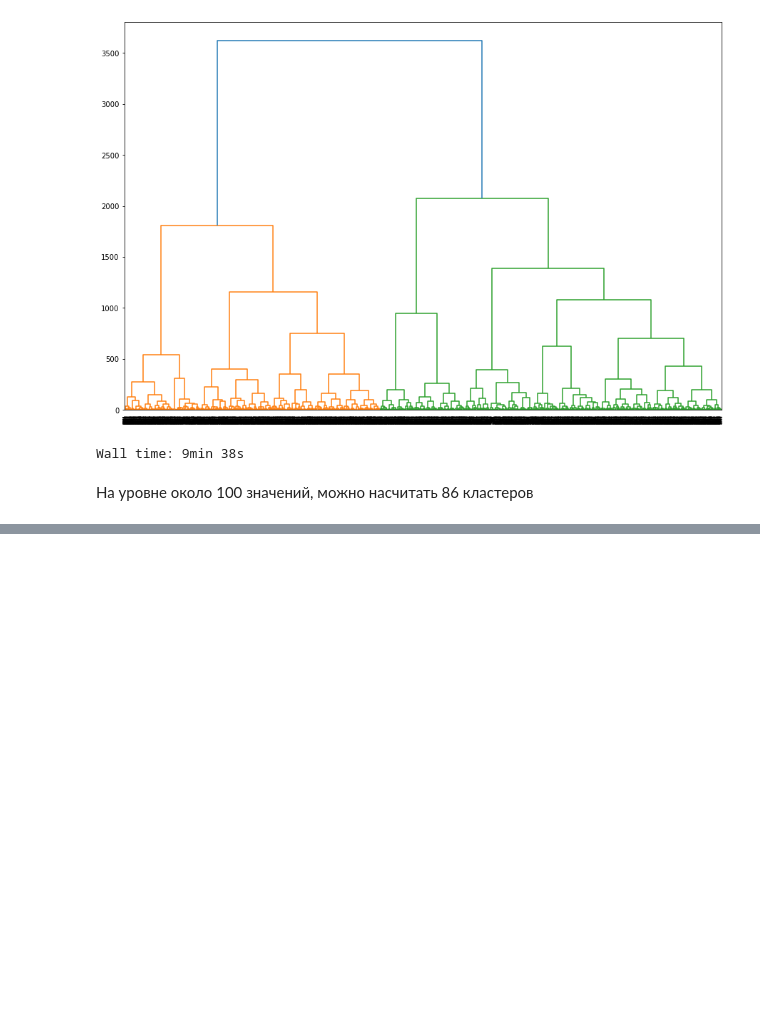
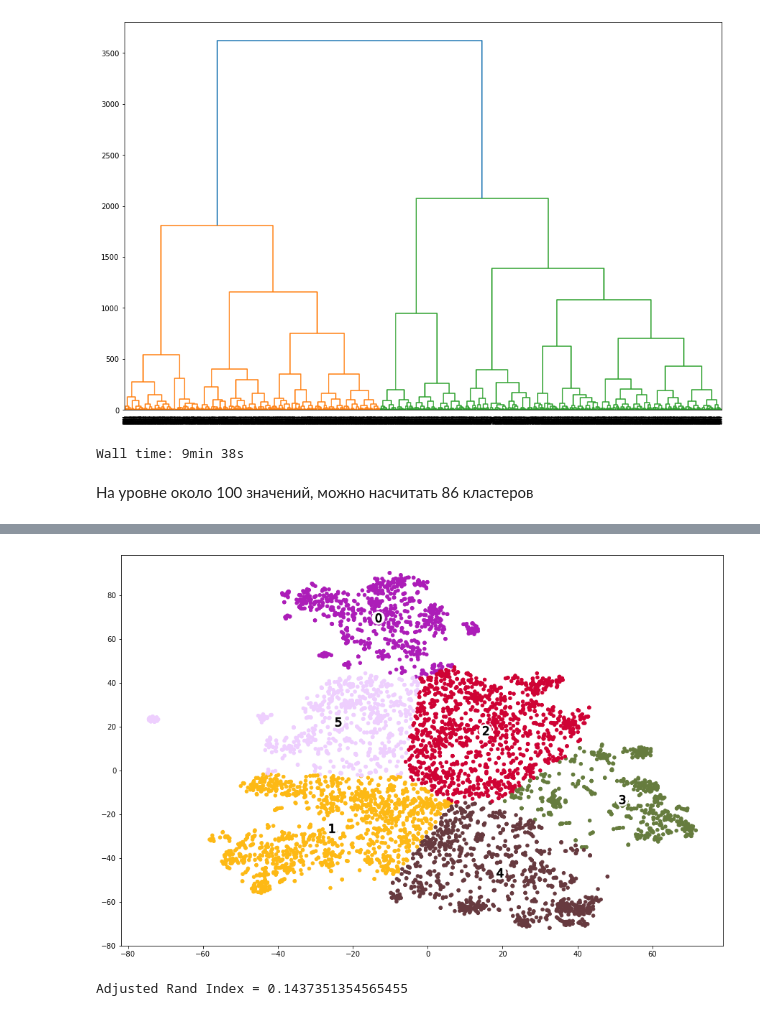
Before and after one commit to UlanSan/ML_python_2020, a Jupyter notebook: laba3/html_text_ver_2.ipynb, the cells around one changed output, grey strips where cells are left out. Cells and saved outputs as stored; diff of their text form; code cells hidden in the pictures; blank space fills up the shorter version.

```diff
--- a/laba3/html_text_ver_2.ipynb
+++ b/laba3/html_text_ver_2.ipynb
@@ -385,0 +390,29 @@ Adjusted Rand Index = 0.018186927288377647
+# %%
+tag_dict = {}
+y = []
+counter = 0
+
+for tag in news2.Class:
+    if not tag_dict.get(tag) and tag_dict.get(tag) != 0:
+        tag_dict[tag] = counter
+        counter +=1
+    y.append(tag_dict[tag])
+
+kmeans = KMeans(n_clusters=6, random_state=1).fit(tsne_vct)
+
+fig, ax = plt.subplots(figsize = (15, 10))
+
+myclr=ListedColormap(choice(list(sns.xkcd_rgb.values()), max(kmeans.labels_)+1)) # Генерируем контрастную карту цветов.
+
+ax.scatter(tsne_vct[:, 0], tsne_vct[:, 1], s=20, c=kmeans.labels_, cmap=myclr)
+ax.scatter(kmeans.cluster_centers_[:, 0], kmeans.cluster_centers_[:, 1],
+                  marker='o', c="white", alpha=1, s=300)
+for i, c in enumerate(kmeans.cluster_centers_):
+        ax.scatter(c[0], c[1], marker='$%d$' % i, alpha=1, c='black', s = 150)
+
+plt.show()
+
+print('Adjusted Rand Index = ' + str(adjusted_rand_score(kmeans.labels_, y)))
+# %% [output]
+[figure, added]
+Adjusted Rand Index = 0.1437351354565455
```
Also changed, not shown: parts of 6 cells of this notebook.
